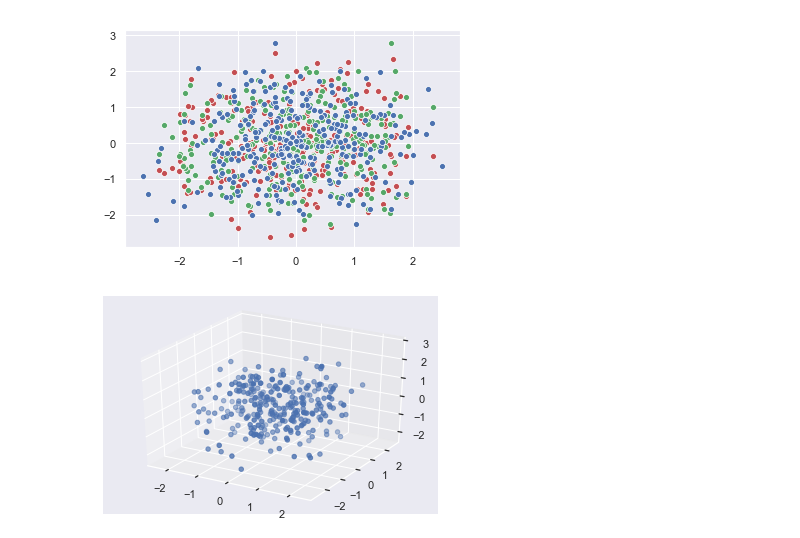
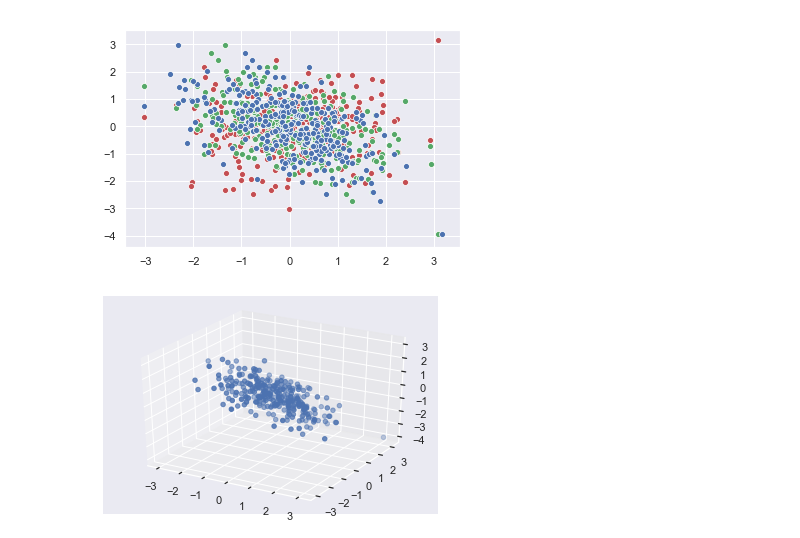
Before and after one commit to ThomasHuang168/EntropyEstimation, a Jupyter notebook: Untitled1.ipynb, the cells around one changed output. Cells and saved outputs as stored; diff of their text form; code cells hidden in the pictures.

```diff
--- a/Untitled1.ipynb
+++ b/Untitled1.ipynb
@@ -1,28 +1,28 @@
 # %%
 import numpy as np
 x = np.random.multivariate_normal( mean=[0,0,0],
-                                  cov=[[1,0,0],[0,1,0],[0,0,1]],
+                                  cov=[[1,0,-0.5],[0,1,-0.5],[-0.5,-0.5,1]],
                                  size = 300)
 # x = np.random.multivariate_normal( mean=[0,0],
 #                                   cov=[[1,0.8],[0.8,1]],
 #                                  size = 300)
 import matplotlib.pyplot as plt
 import seaborn as sns
 sns.set()
 import torch
 import torch.nn as nn
 import torch.nn.functional as F
 import torch.optim as optim
 import torch.autograd as autograd
 # x = np.append(x,np.array(x[:,0] x[:,1])[:,None], axis=1)
 sns.scatterplot(x=x[:,0],y=x[:,1],color='r')
 sns.scatterplot(x=x[:,0],y=x[:,2],color='g')
 sns.scatterplot(x=x[:,1],y=x[:,2],color='b')
 from mpl_toolkits.mplot3d import Axes3D
 fig = plt.figure()
 ax = fig.add_subplot(111, projection='3d')
 ax.scatter(x[:,0], x[:,1], x[:,2])
 plt.show()
 # %% [output]
-[figure, old version]
+[figure, new version]
-[figure, old version]
+[figure, new version]
```
Also changed, not shown: 12 other files.
